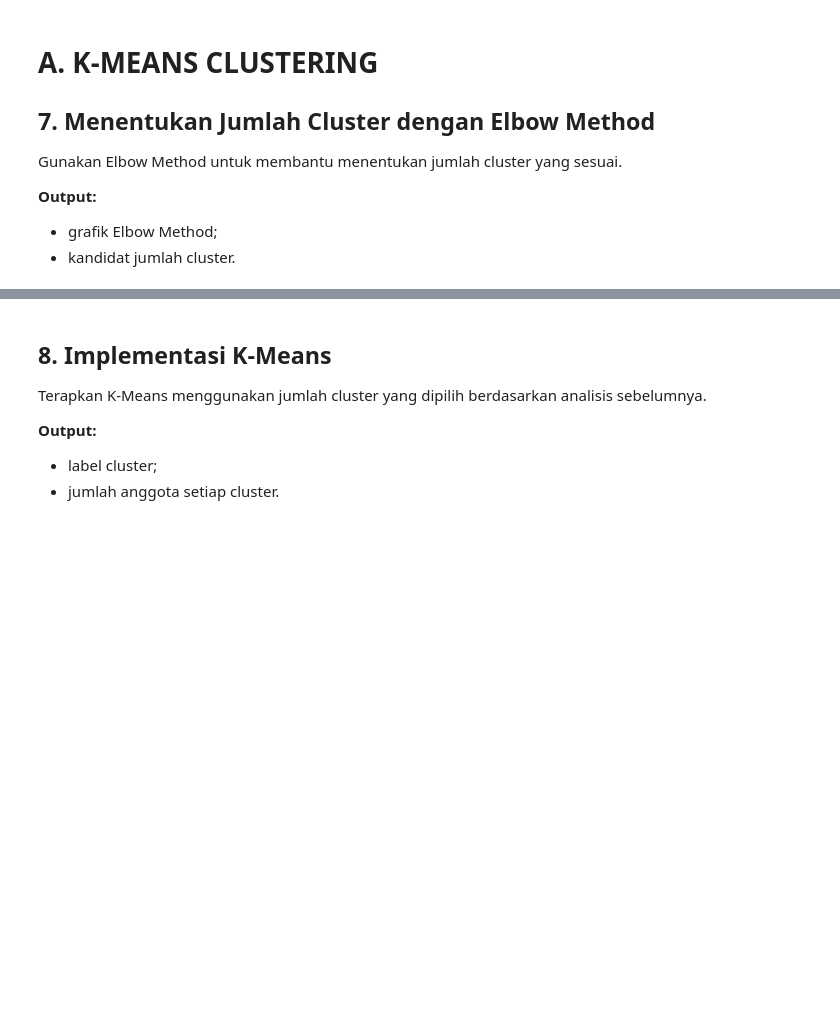
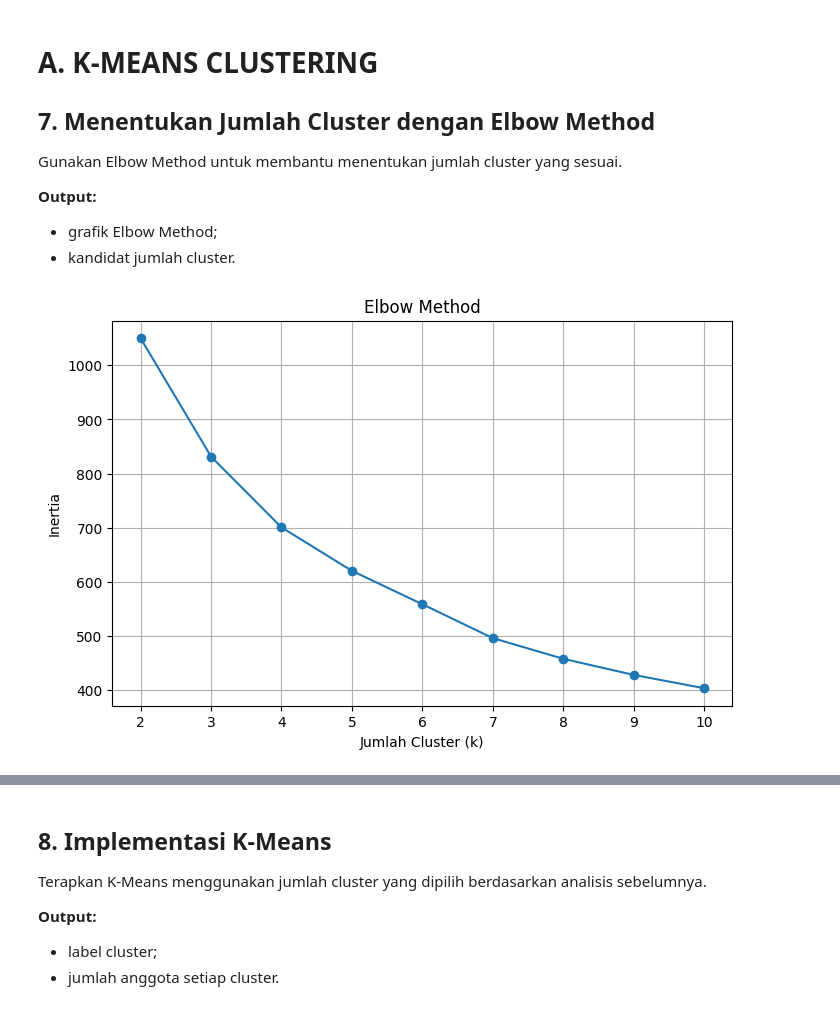
Before and after one commit to Renobelajar/prak-datascience-5, a Jupyter notebook: Template_Notebook_Latihan_KelasI.ipynb, the cells around one changed output, grey strips where cells are left out. Drawn from its saved outputs; the diff is of its cells as text; code cells hidden in the pictures; blank space fills up the shorter version.

```diff
--- a/Template_Notebook_Latihan_KelasI.ipynb
+++ b/Template_Notebook_Latihan_KelasI.ipynb
@@ -246,3 +246,13 @@ Fitur yang digunakan dalam proses clustering adalah `child_mort`, `exports`, `he
 Lakukan standardisasi terhadap fitur yang telah dipilih.
 
 > **Penting:** hasil scaling pada bagian ini akan digunakan kembali untuk **K-Means dan Hierarchical Clustering**. Jangan membuat scaling terpisah untuk masing-masing metode.
+# %%
+from sklearn.preprocessing import StandardScaler
+
+scaler = StandardScaler()
+
+X_scaled = scaler.fit_transform(X)
+
+X_scaled = pd.DataFrame(X_scaled, columns=numeric_cols)
+
+X_scaled.head()
@@ -256,4 +285,22 @@ Gunakan Elbow Method untuk membantu menentukan jumlah cluster yang sesuai.
 - grafik Elbow Method;
 - kandidat jumlah cluster.
 # %%
-# TODO: Elbow Method
+inertia = []
+
+k_range = range(2, 11)
+
+for k in k_range:
+    kmeans = KMeans(n_clusters=k, random_state=42, n_init=10)
+    kmeans.fit(X_scaled)
+    inertia.append(kmeans.inertia_)
+
+plt.figure(figsize=(8, 5))
+plt.plot(k_range, inertia, marker='o')
+plt.xlabel('Jumlah Cluster (k)')
+plt.ylabel('Inertia')
+plt.title('Elbow Method')
+plt.xticks(k_range)
+plt.grid(True)
+plt.show()
+# %% [output]
+[figure, added]
```
Also changed, not shown: parts of 10 cells of this notebook.
